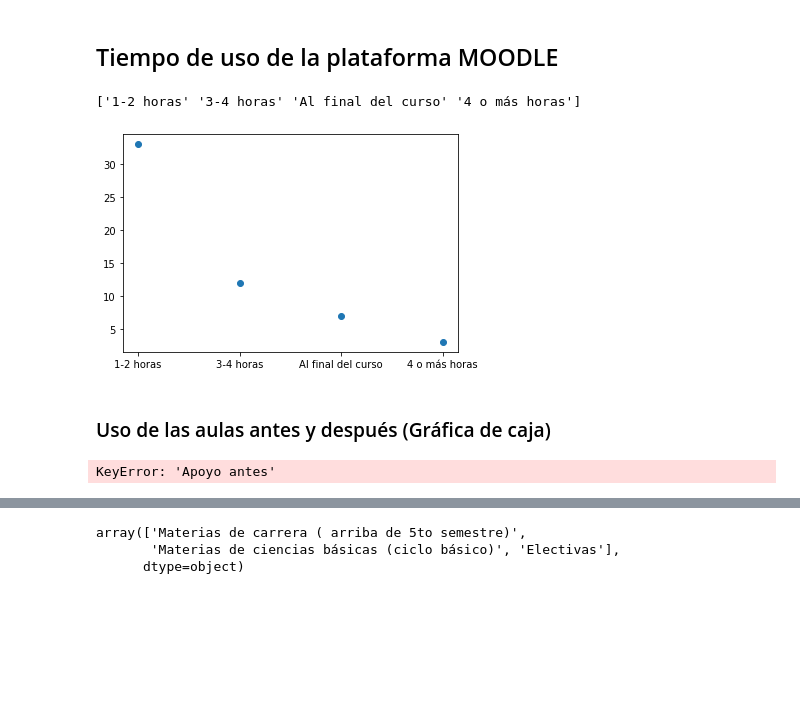
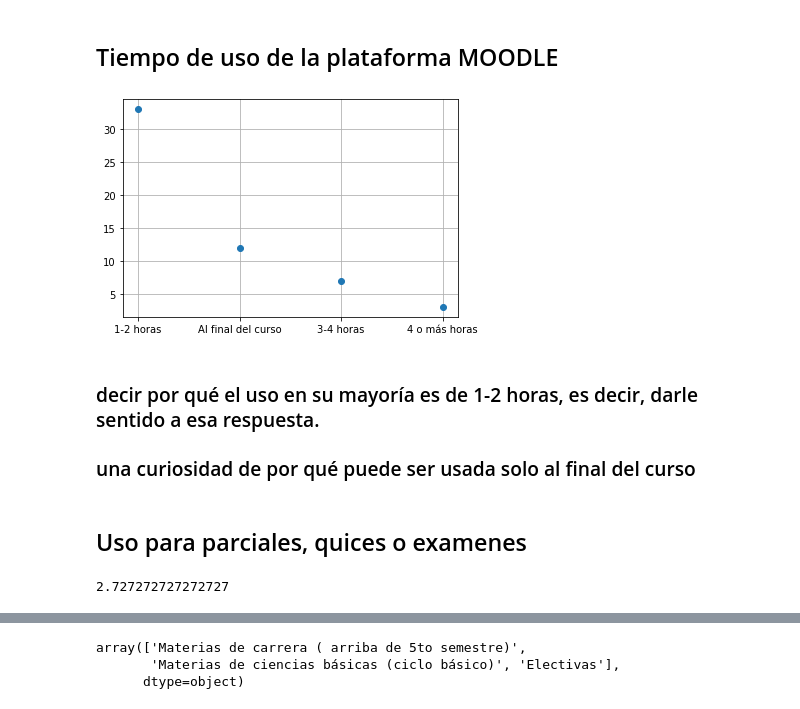
Before and after one commit to sebastianmora04/estadistica_j1, a Jupyter notebook: modelo.ipynb, the cells around one changed output, grey strips where cells are left out. Saved outputs shown, nothing was run; the diff lists cells and outputs as text; code cells hidden in the pictures; blank space fills up the shorter version.

```diff
--- a/modelo.ipynb
+++ b/modelo.ipynb
@@ -139,17 +137,17 @@ Mayoría de estudiantes que respondieron son del programa de: INGENIERIA DE SIST
 ## Tiempo de uso de la plataforma MOODLE
 # %%
 df.replace({'Tiempo de uso':{'Sólo al final del curso, para presentar parciales': 'Al final del curso'}}, inplace=True)
-x1 = df['Tiempo de uso'].unique()
-y1 = df['Tiempo de uso'].value_counts().tolist()
-plt.plot(x1,y1,'o')
-print(df['Tiempo de uso'].unique())
+y1 = df['Tiempo de uso'].value_counts()
+plt.plot(y1,'o')
+plt.grid()
 # %% [output]
-['1-2 horas' '3-4 horas' 'Al final del curso' '4 o más horas']
-[figure, old version]
+[figure, new version]
-# %% [markdown]
-### Uso de las aulas antes y después (Gráfica de caja)
-# %%
-print(df['Apoyo antes'].mean()) #imprimir la media del procentaje de uso de las aulas antes de la pandemia
-print(df['Apoyo durante'].mean()) #imprimir la media del procentaje de uso de las aulas durante la pandemia
-# %% [output]
-KeyError: 'Apoyo antes'
+# %% [markdown]
+### decir por qué el uso en su mayoría es de 1-2 horas, es decir, darle sentido a esa respuesta.
+### una curiosidad de por qué puede ser usada solo al final del curso
+# %% [markdown]
+## Uso para parciales, quices o examenes
+# %%
+print(df['Frecuencia pruebas'].mean())
+# %% [output]
+2.727272727272727
```
Also changed, not shown: parts of 8 cells of this notebook.
